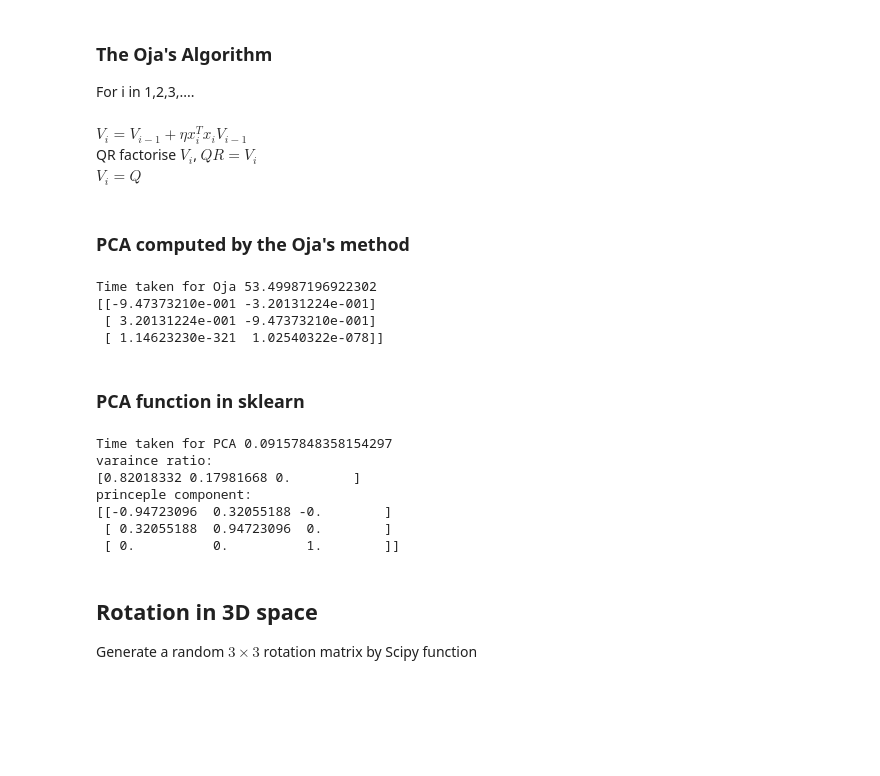
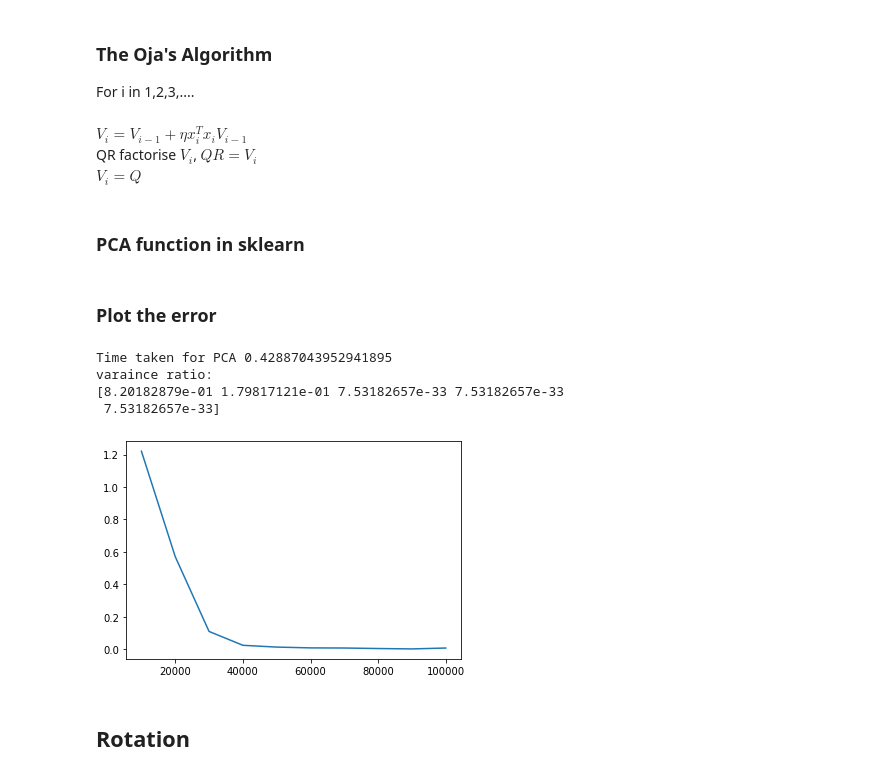
Before and after one commit to WilliamLiu666/M4R_PCA, a Jupyter notebook: Oja's rule.ipynb, the cells around one changed output. Cells and saved outputs as stored; diff of their text form; code cells hidden in the pictures; blank space fills up the shorter version.

Commit message:
added error plot

```diff
--- a/Oja's rule.ipynb
+++ b/Oja's rule.ipynb
@@ -55,37 +52,44 @@ def oja(X,eta):
-# %% [markdown]
-### PCA computed by the Oja's method
-# %%
-oja_start = time.time()
-oja_pca=oja(X = x,eta = 0.001)
-oja_end = time.time()
-print('Time taken for Oja',oja_end-oja_start)
-print(oja_pca)
-# %% [output]
-Time taken for Oja 53.49987196922302
-[[-9.47373210e-001 -3.20131224e-001]
- [ 3.20131224e-001 -9.47373210e-001]
- [ 1.14623230e-321  1.02540322e-078]]
 # %% [markdown]
 ### PCA function in sklearn
 # %%
-pca_start = time.time()
-pca = PCA(n_components=3)
-pca.fit(x)
-pca_end = time.time()
-print('Time taken for PCA',pca_end-pca_start)
-print('varaince ratio:')
-print(pca.explained_variance_ratio_)
-print('princeple component:')
-print(pca.components_)
+def true_pca(x,ncol):
+    pca_start = time.time()
+    pca = PCA(n_components=(ncol+2))
+    pca.fit(x)
+    pca_end = time.time()
+    print('Time taken for PCA',pca_end-pca_start)
+    print('varaince ratio:')
+    print(pca.explained_variance_ratio_[:5])
+
+    return pca.components_[:,:2]
-# %% [output]
-Time taken for PCA 0.09157848358154297
-varaince ratio:
-[0.82018332 0.17981668 0.        ]
-princeple component:
-[[-0.94723096  0.32055188 -0.        ]
- [ 0.32055188  0.94723096  0.        ]
- [ 0.          0.          1.        ]]
+# %% [markdown]
+### Plot the error
+# %%
+def error_plot():
+    nrow=100000
+    ncol=100
+
+    x=gen_data(nrow,ncol)
+    V=init_V(ncol)
+    V_true = true_pca(x,ncol)
+    error_list=[]
+
+    for i in range(10):
+
+        V, error = oja(x[i*10000:(i+1)*10000,:], V ,0.001, V_true)
+        error_list.append(error)
+
+    plt.plot([i*10000 for i in range(1,11)],error_list)
+    plt.show()
+
+    return V,V_true
+
+pca,pca_true = error_plot()
+# %% [output]
+Time taken for PCA 0.42887043952941895
+varaince ratio:
+[8.20182879e-01 1.79817121e-01 7.53182657e-33 7.53182657e-33
+ 7.53182657e-33]
+[figure, added]
 # %% [markdown]
-## Rotation in 3D space
-
-Generate a random $3\times 3$ rotation matrix by Scipy function
+## Rotation
```
Also changed, not shown: parts of 13 cells of this notebook.
